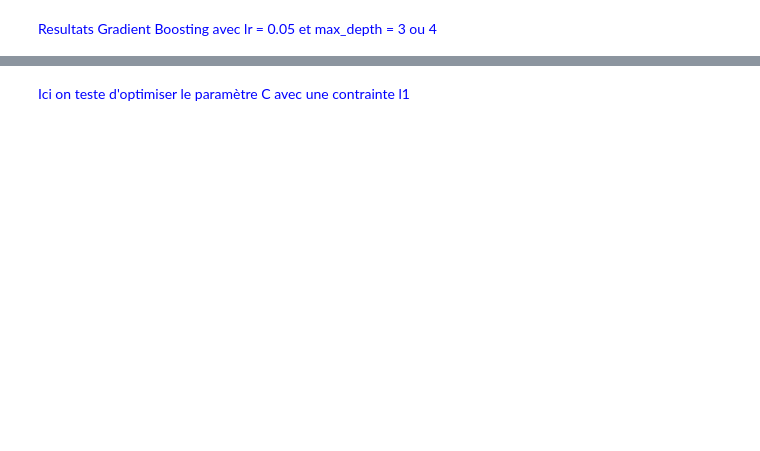
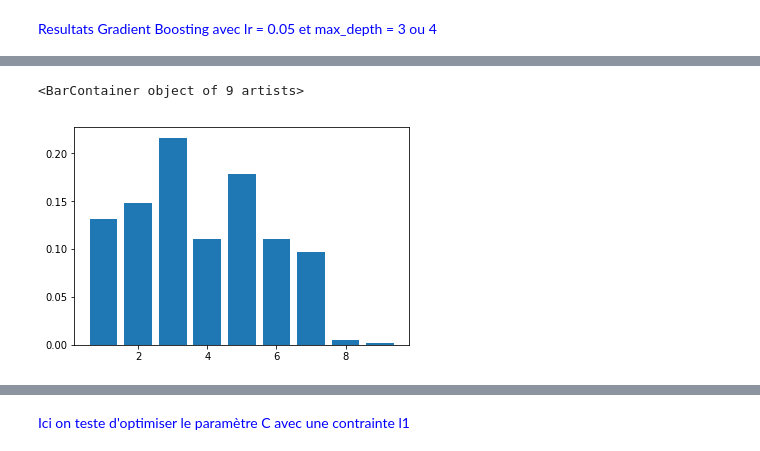
Before and after one commit to tristanpiedra/Projet_ML_football_passes, a Jupyter notebook: Untitled.ipynb, the cells around one changed output, grey strips where cells are left out. Cells and saved outputs as stored; diff of their text form; code cells hidden in the pictures; blank space fills up the shorter version.

```diff
--- a/Untitled.ipynb
+++ b/Untitled.ipynb
@@ -96 +101,6 @@ array([[0.16205495, 0.17476267, 0.21542229, 0.06364332, 0.17978235,
+# %%
+plt.bar(range(1,10),z[4])
+# %% [output]
+<BarContainer object of 9 artists>
+[figure, added]
 # %%
```
Also changed, not shown: parts of 20 cells of this notebook, 10 other files.
